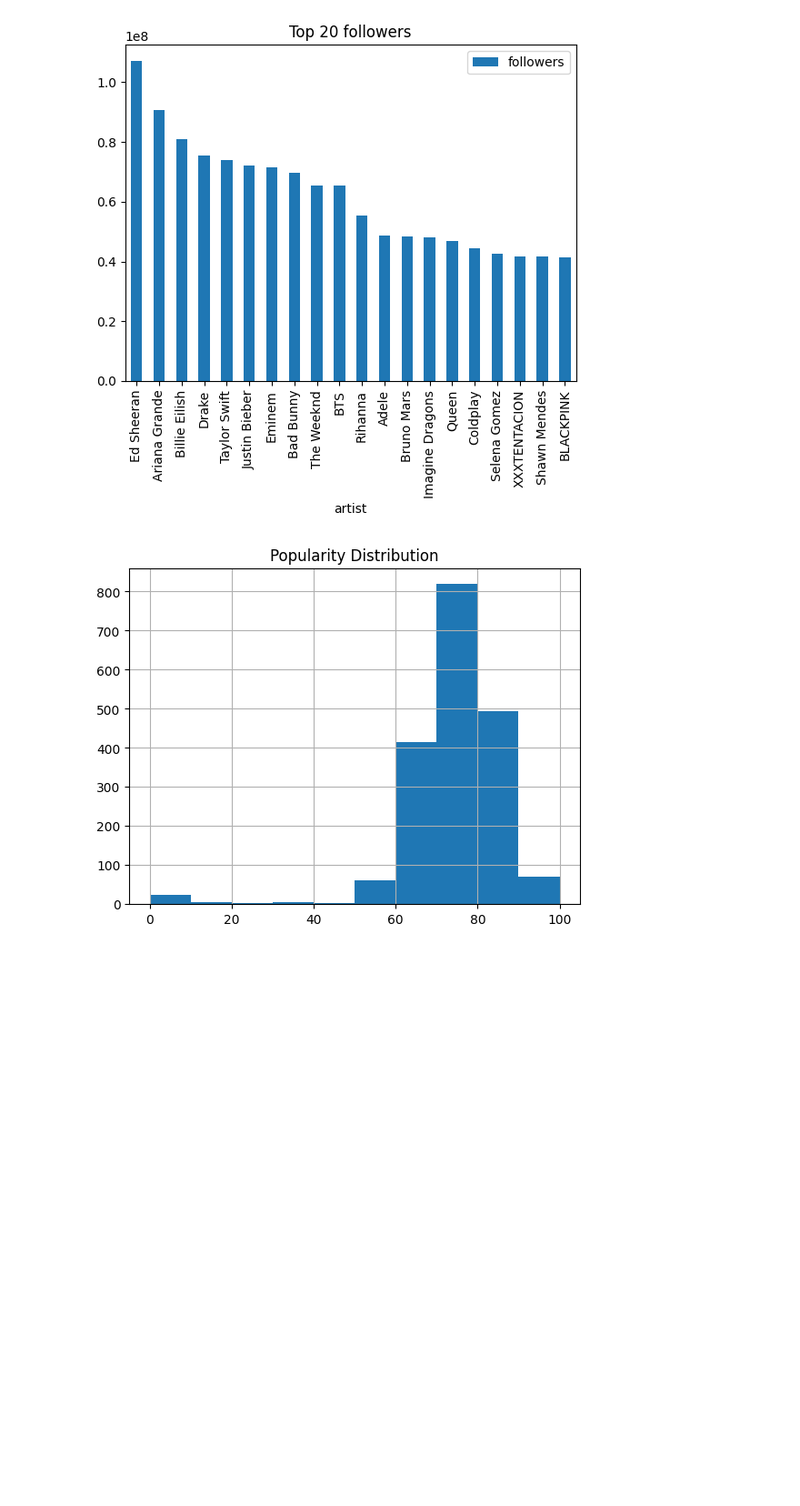
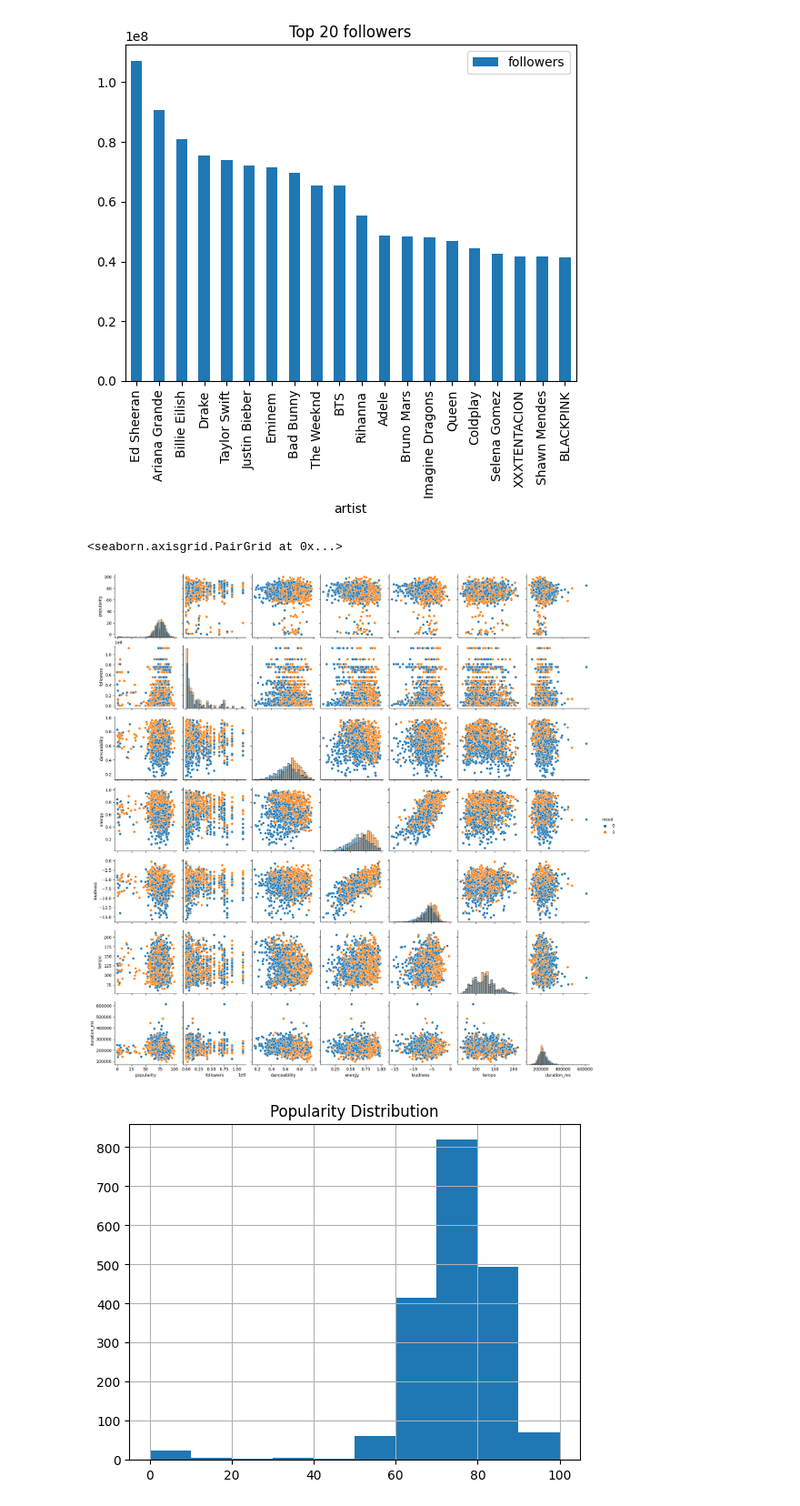
Before and after one commit to inouyewilliam/MLOps-Spotify-E2E-Project, a Jupyter notebook: Notebooks/EDA.ipynb, the cells around one changed output. Shown at 91% size. Saved outputs shown, nothing was run; the diff lists cells and outputs as text; code cells hidden in the pictures; blank space fills up the shorter version.

```diff
--- a/Notebooks/EDA.ipynb
+++ b/Notebooks/EDA.ipynb
@@ -40,6 +155,11 @@ plt.title("Top 20 followers")
 plt.show();
 # %% [output]
 [figure]
+# %%
+sns.pairplot(Raw_data_df[['popularity', 'followers', 'danceability', 'energy', 'loudness', 'tempo','duration_ms','mood']], hue="mood",diag_kind="hist")
+# %% [output]
+<seaborn.axisgrid.PairGrid at 0x...>
+[figure, added]
 # %%
 Raw_data_df["popularity"].hist(bins=10)
 plt.title("Popularity Distribution")
```
Also changed, not shown: parts of 26 cells of this notebook, 5 other files.
